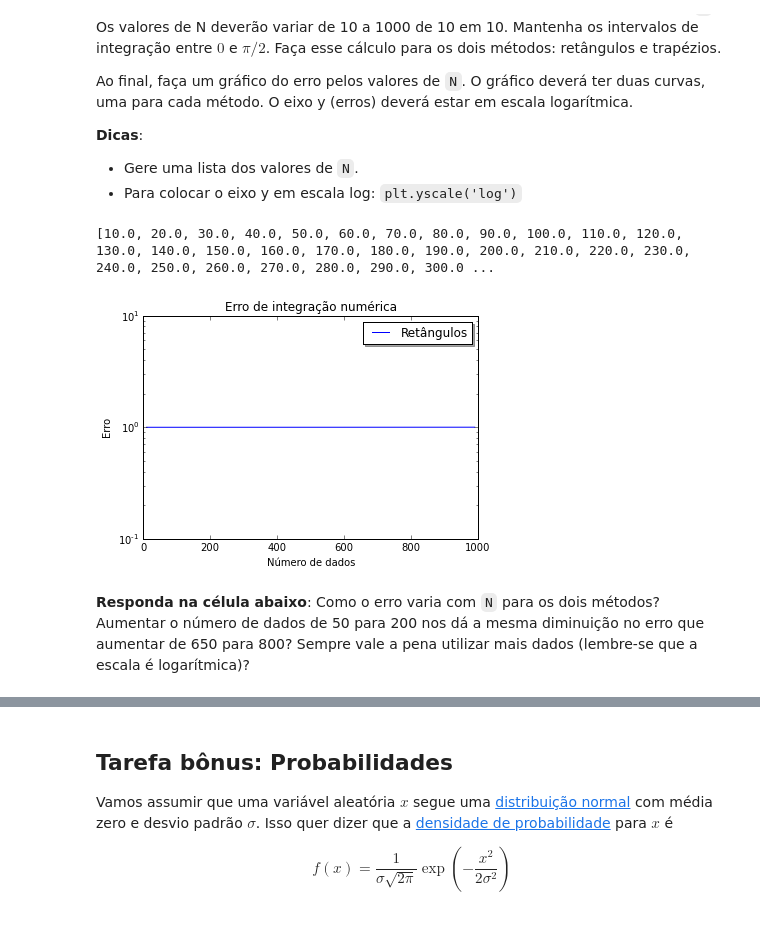
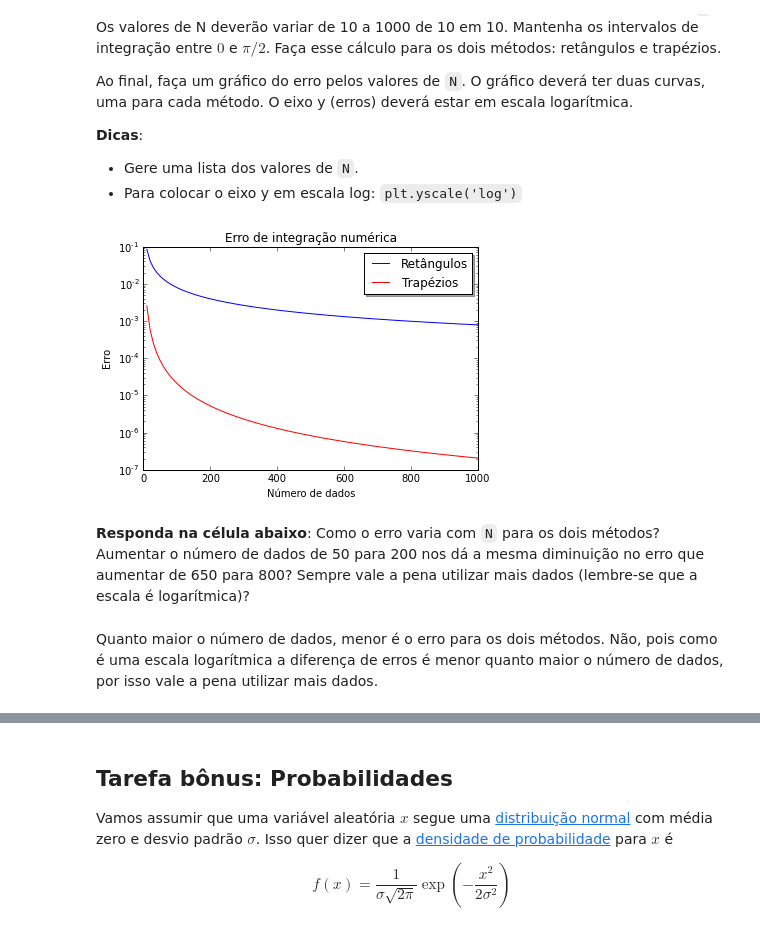
Before and after one commit to mat-esp-2015/integracao-barbara_juliana_paula, a Jupyter notebook: tarefa-integracao.ipynb, the cells around one changed output, grey strips where cells are left out. Saved outputs shown, nothing was run; the diff lists cells and outputs as text; code cells hidden in the pictures.

```diff
--- a/tarefa-integracao.ipynb
+++ b/tarefa-integracao.ipynb
@@ -281,22 +318,25 @@ for valor in dados2:
 # %%
-dads = []
-arquivo = open('new 2.txt')
-for lista in arquivo:
-    dads.append(float(lista))
-print(dads)
-
+# Cria um grafico
 plt.figure()
+# Coloca titulo
 plt.title("Erro de integração numérica")
-plt.plot(dads, listateste, '-b', label= 'Retângulos')
+# Plota os intervalos e o erro em azul com rotulo retangulos
+plt.plot(intervalos, erro_ret, '-b', label= 'Retângulos')
+# Plota os intervalos e o erro em vermelho com rotulo trapezios
+plt.plot(intervalos, erro_trap, '-r', label= 'Trapézios')
+# Nomeia os eixos x e y
 plt.xlabel('Número de dados')
 plt.ylabel('Erro')
+# Coloca o eixo y na escala logaritimica
 plt.yscale('log')
+# Poe legenda no grafico
 legend = plt.legend(loc='upper right', shadow=True, fontsize='large')
 # %% [output]
-[10.0, 20.0, 30.0, 40.0, 50.0, 60.0, 70.0, 80.0, 90.0, 100.0, 110.0, 120.0, 130.0, 140.0, 150.0, 160.0, 170.0, 180.0, 190.0, 200.0, 210.0, 220.0, 230.0, 240.0, 250.0, 260.0, 270.0, 280.0, 290.0, 300.0 ...
-[figure, old version]
+[figure, new version]
 # %% [markdown]
 **Responda na célula abaixo**: Como o erro varia com `N` para os dois métodos? Aumentar o número de dados de 50 para 200 nos dá a mesma diminuição no erro que aumentar de 650 para 800? Sempre vale a pena utilizar mais dados (lembre-se que a escala é logarítmica)?
+# %% [markdown]
+Quanto maior o número de dados, menor é o erro para os dois métodos. Não, pois como é uma escala logarítmica a diferença de erros é menor quanto maior o número de dados, por isso vale a pena utilizar mais dados.
 # %% [markdown]
 ### Resultado esperado
 
```
Also changed, not shown: parts of 3 cells of this notebook.
